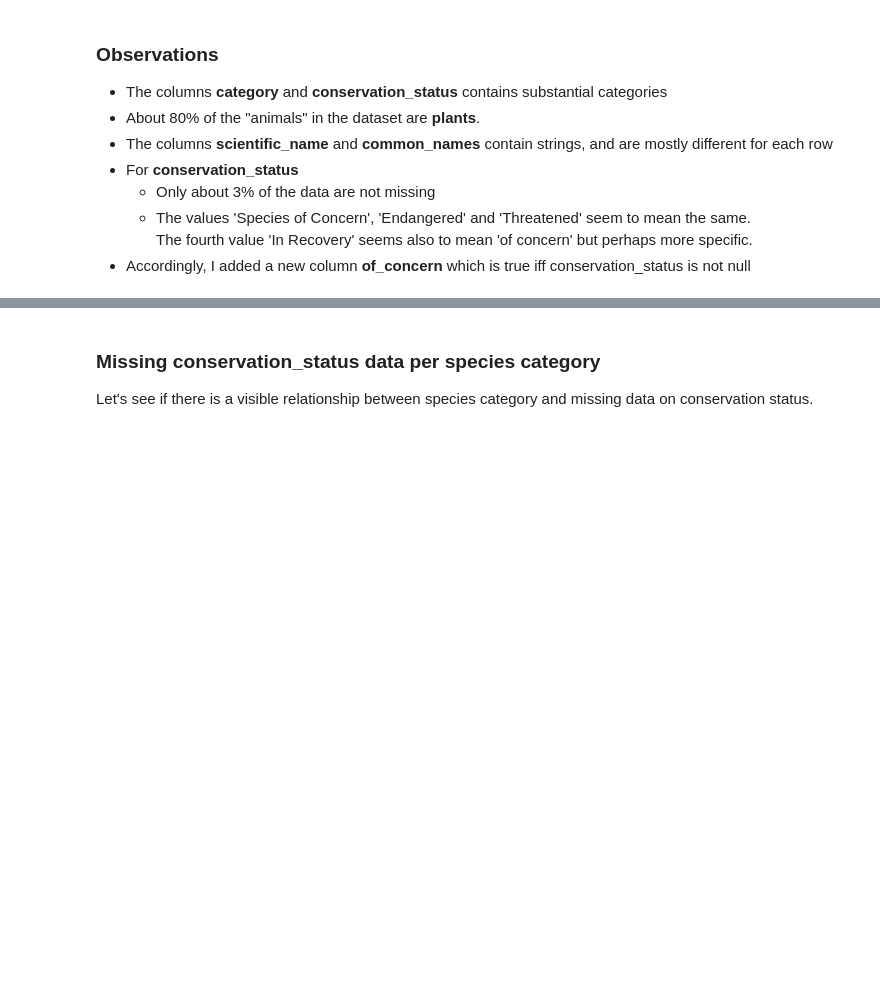
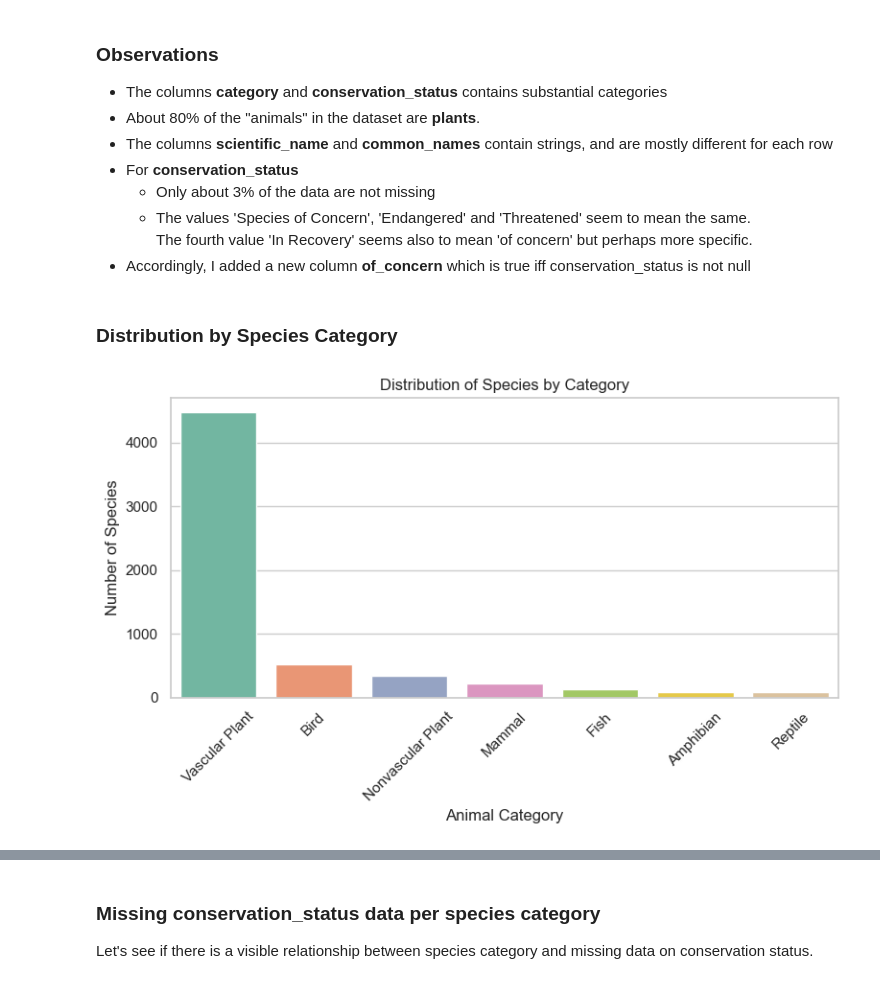
Before and after one commit to ramtob/CDC-Portfolio-0425-Biodiversity, a Jupyter notebook: biodiversity.ipynb, the cells around one changed output, grey strips where cells are left out. Cells and saved outputs as stored; diff of their text form; code cells hidden in the pictures; blank space fills up the shorter version.

Commit message:
Distribution by Species Category (not finished)

```diff
--- a/biodiversity.ipynb
+++ b/biodiversity.ipynb
@@ -118,3 +118,30 @@ Name: count, dtype: int64
   * The values 'Species of Concern', 'Endangered' and 'Threatened' seem to mean the same.
 The fourth value 'In Recovery' seems also to mean 'of concern' but perhaps more specific.
 * Accordingly, I added a new column **of_concern** which is true iff conservation_status is not null
+# %% [markdown]
+### Distribution by Species Category
+# %%
+# Count the number of species in each category
+category_counts = species_info['category'].value_counts().reset_index()
+category_counts.columns = ['category', 'count']
+
+# Plotting the bar chart with updated practices
+sns.set_theme(style="whitegrid")
+plt.figure(figsize=(8, 5))
+sns.barplot(
+    data=category_counts,
+    x='category',
+    y='count',
+    hue='category',  # Assign x variable to hue for unique bar colors
+    dodge=False,     # Prevent bars from being grouped by hue
+    palette='Set2',
+    legend=False     # Disable legend as we don't need it in this case
+)
+plt.title('Distribution of Species by Category')
+plt.xlabel('Animal Category')
+plt.ylabel('Number of Species')
+plt.xticks(rotation=45)  # Rotate labels for better readability
+plt.tight_layout()       # Prevent overlap of labels
+plt.show()
+# %% [output]
+[figure, added]
```
Also changed, not shown: parts of 2 cells of this notebook.
